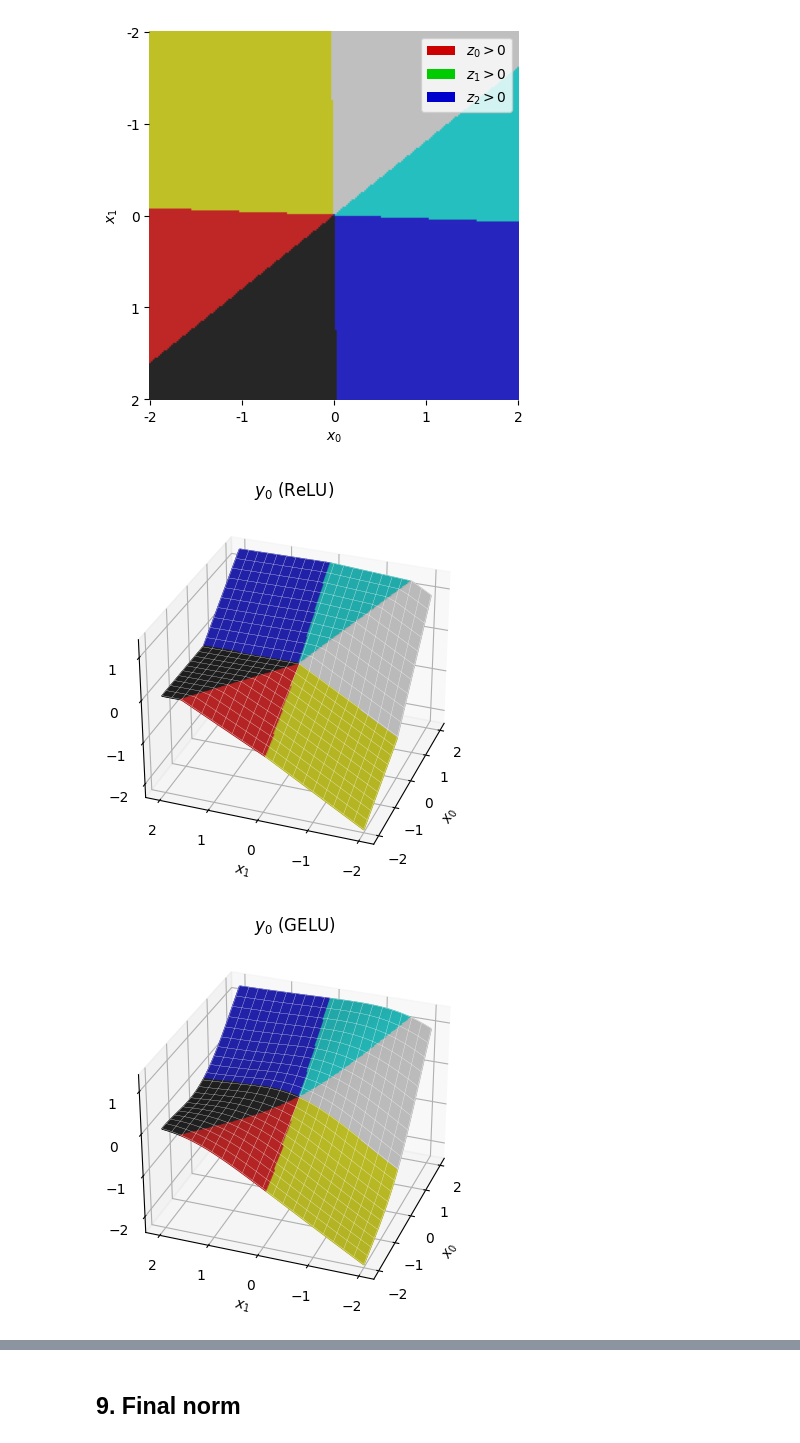
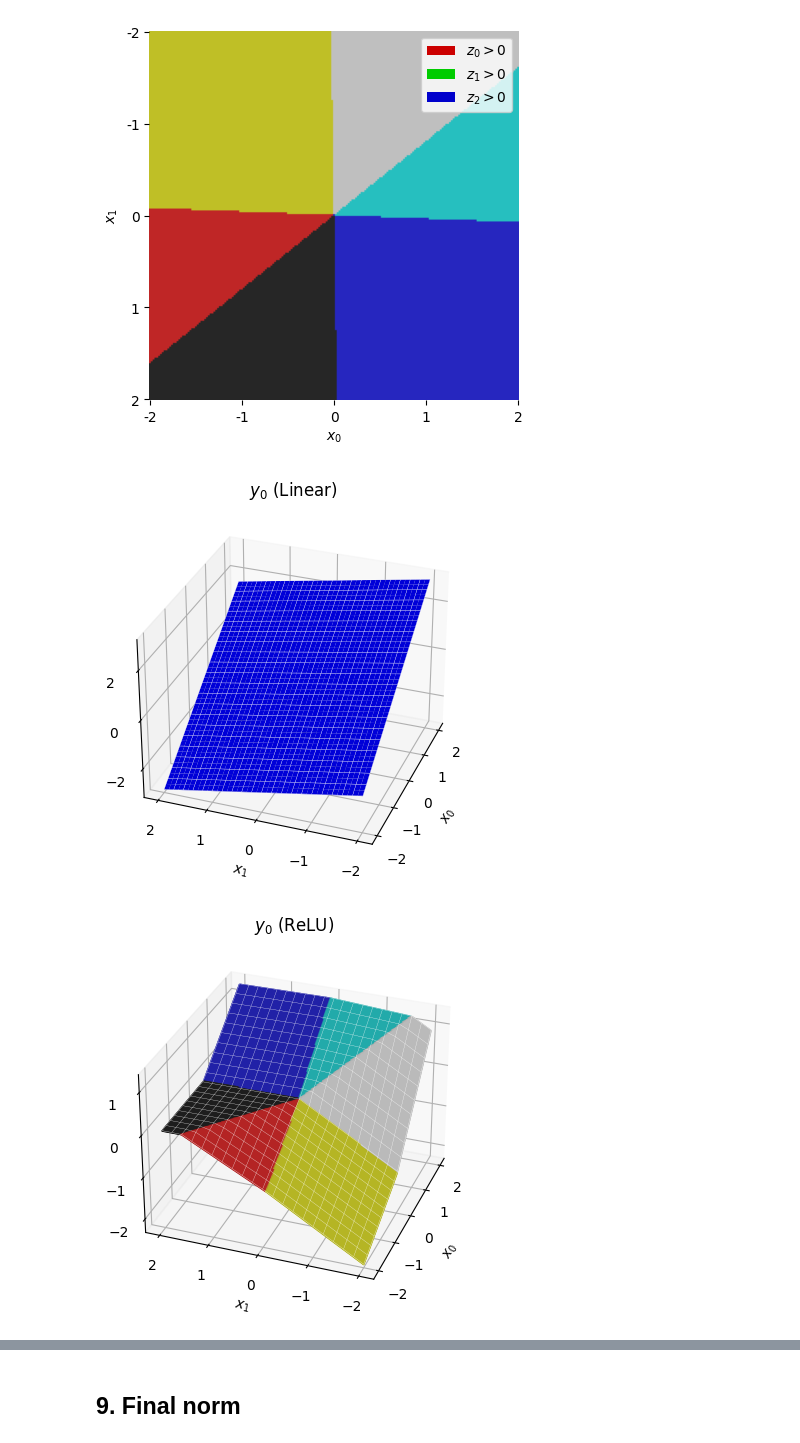
Before and after one commit to DouglasOrr/DouglasOrr.github.io, a Jupyter notebook: 2024-04-transformers/gemma_walkthrough.ipynb, the cells around one changed output, grey strips where cells are left out. Cells and saved outputs as stored; diff of their text form; code cells hidden in the pictures.

```diff
--- a/2024-04-transformers/gemma_walkthrough.ipynb
+++ b/2024-04-transformers/gemma_walkthrough.ipynb
@@ -513,6 +513,7 @@ torch.manual_seed(20) # 500
 gate_proj = torch.randn(2, d) / 2**.5
 up_proj = torch.randn(2, d) / 2**.5
 down_proj = torch.randn(d, 2) / d**.5
+proj = torch.randn(2, 2) / 2**.5
 
 x = torch.stack(torch.meshgrid(
     torch.linspace(-lim, lim, count),
@@ -520,6 +521,7 @@ x = torch.stack(torch.meshgrid(
     indexing="xy"), dim=-1)
 gate = x @ gate_proj
 up = x @ up_proj
+y_linear = x @ proj
 y_relu = torch.relu(gate) @ down_proj
 y_gelu = nn.functional.gelu(gate) @ down_proj
 y_reglu = (torch.relu(gate) * up) @ down_proj
@@ -542,19 +544,22 @@ ax.spines[["left", "bottom", "right", "top"]].set_visible(False)
 # %% [output]
 [figure]
 # %%
-for y, name in [(y_relu, "ReLU"), (y_gelu, "GELU"), (y_reglu, "ReGLU"), (y_geglu, "GeGLU")]:
+for y, name in [(y_linear, "Linear"), (y_relu, "ReLU"), (y_gelu, "GELU"), (y_reglu, "ReGLU"), (y_geglu, "GeGLU")]:
     _, ax = plt.subplots(subplot_kw=dict(projection="3d"))
-    ax.plot_surface(x[:, :, 0], x[:, :, 1], y[:, :, 0], facecolors=c.tolist(),
-                    rcount=count, ccount=count)
+    if name == "Linear":
+        ax.plot_surface(x[:, :, 0], x[:, :, 1], y[:, :, 0], color="b")
+    else:
+        ax.plot_surface(x[:, :, 0], x[:, :, 1], y[:, :, 0], facecolors=c.tolist(),
+                        rcount=count, ccount=count)
     stride = 10
     ax.plot_wireframe(x[::stride, ::stride, 0], x[::stride, ::stride, 1], .01+y[::stride, ::stride, 0],
                       rcount=count, ccount=count, color="w", lw=.2)
-    # ax.view_init(30, -60, 0)
+    ax.view_init(30, -60, 0)
     ax.view_init(30, 200, 0)
     ax.zaxis.set_major_locator(matplotlib.ticker.MaxNLocator(4))
     ax.set_xlabel("$x_0$")
     ax.set_ylabel("$x_1$")
     ax.set_title(f"$y_0$ ({name})")
 # %% [output]
-[figure, old version]
+[figure, new version]
-[figure, old version]
+[figure, new version]
```
Also changed, not shown: parts of 3 cells of this notebook.
